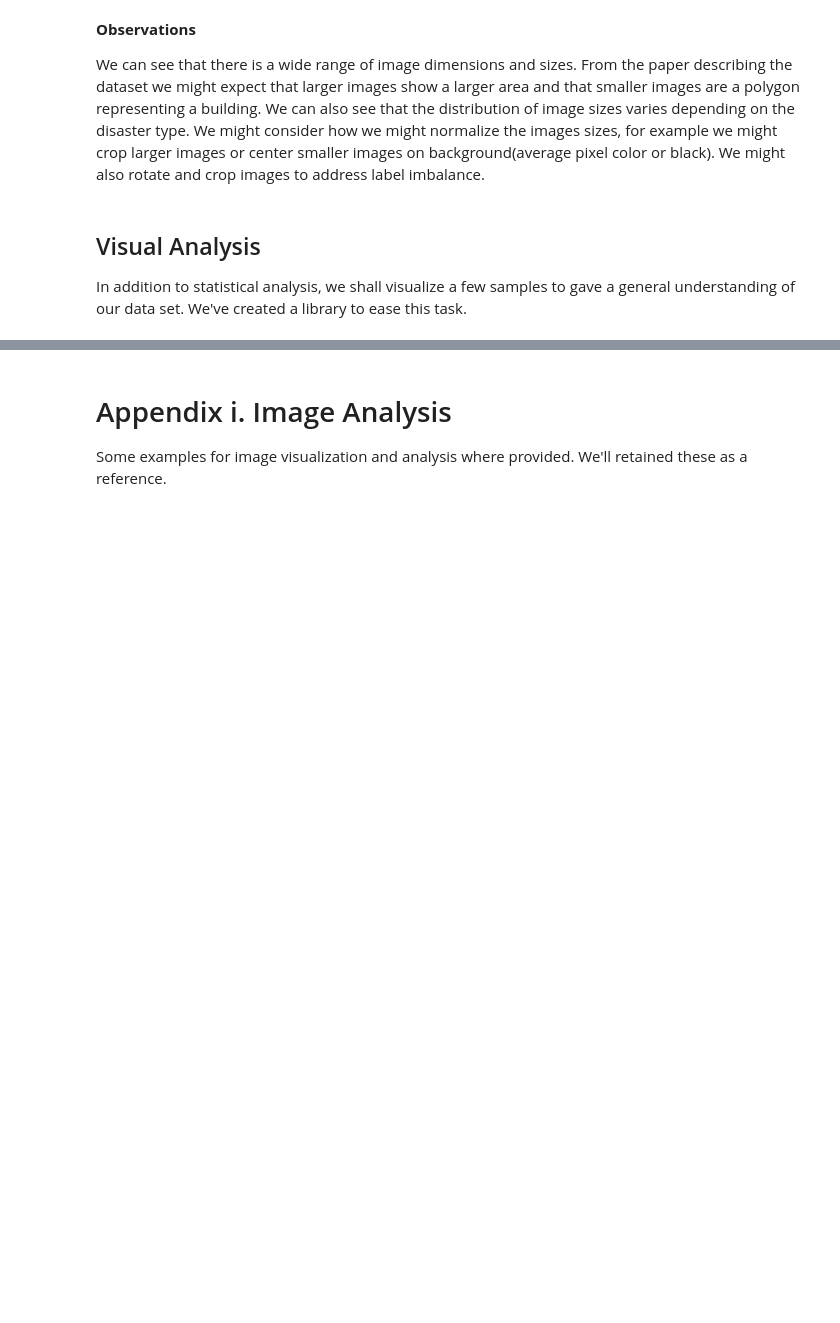
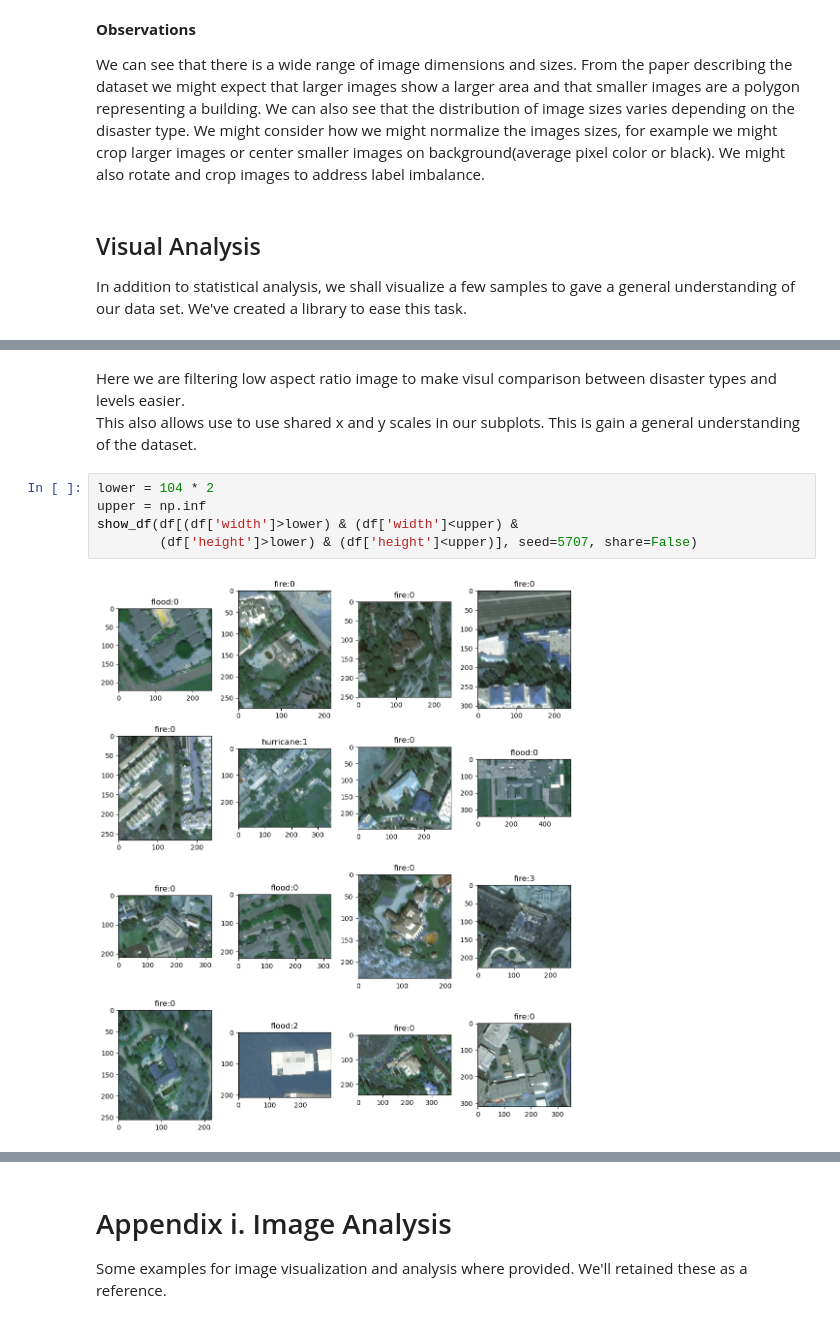
Before and after one commit to fractalclockwork/Data200, a Jupyter notebook: Source/Checkpoint_1_EDA.ipynb, the cells around one changed output, grey strips where cells are left out. Drawn from its saved outputs; the diff is of its cells as text; blank space fills up the shorter version.

```diff
--- a/Source/Checkpoint_1_EDA.ipynb
+++ b/Source/Checkpoint_1_EDA.ipynb
@@ -344,0 +402,10 @@ In addition to statistical analysis, we shall visualize a few samples to gave a
+# %% [markdown]
+Here we are filtering low aspect ratio image to make visul comparison between disaster types and levels easier.
+This also allows use to use shared x and y scales in our subplots.  This is gain a general understanding of the dataset.
+# %%
+lower = 104 * 2
+upper = np.inf
+show_df(df[(df['width']>lower) & (df['width']<upper) &
+        (df['height']>lower) & (df['height']<upper)], seed=5707, share=False)
+# %% [output]
+[figure, added]
```
Also changed, not shown: parts of 21 cells of this notebook, 4 other files.
